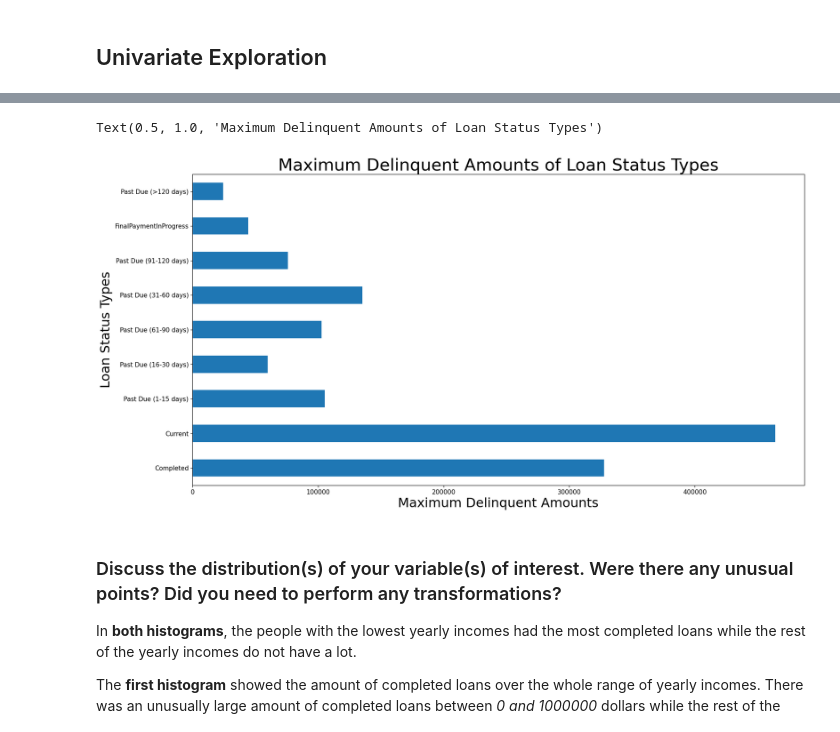
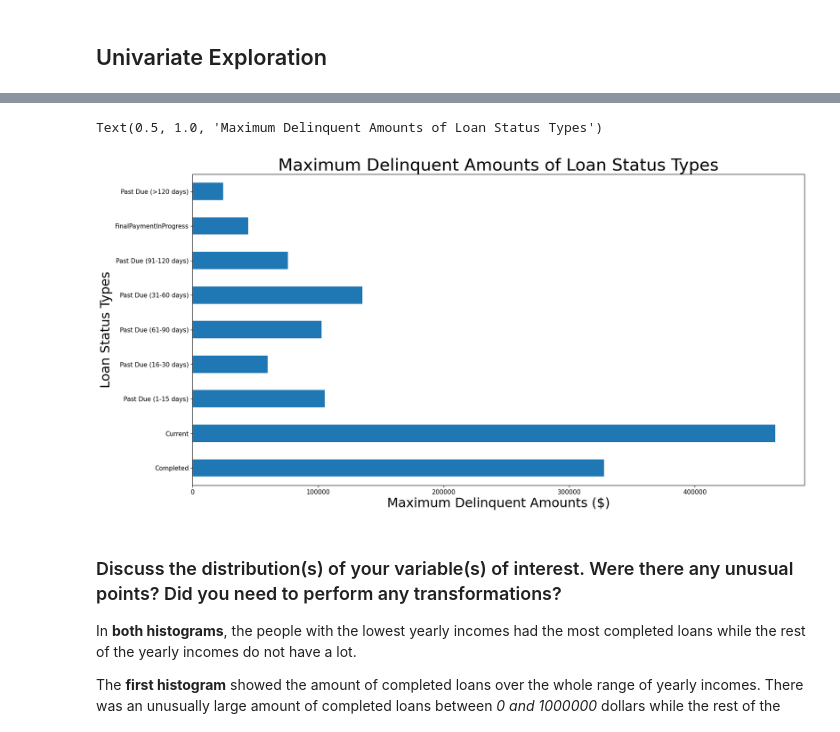
Before and after one commit to jwGitHub9860/Communicate_Data_Findings, a Jupyter notebook: Part_I_exploration_template.ipynb, the cells around one changed output, grey strips where cells are left out. Drawn from its saved outputs; the diff is of its cells as text; code cells hidden in the pictures.

```diff
--- a/Part_I_exploration_template.ipynb
+++ b/Part_I_exploration_template.ipynb
@@ -175,35 +175,35 @@ loan_status_dataframe_names = [df_prosper_complete_loans_data, df_current_loans,
                                df_past_due_more_than_120_days_loans] # MUST BE Put AFTER dataframes for each Loan Status Type are Created Because they need to be Declared FIRST
 
 # creates dataframe with Maximum Delinquent Amounts of each Loan Status Type
 df_loan_status_and_maximum_delinquent_amounts = pd.DataFrame({
                                                               # creates array with ALL UNIQUE values of Loan Status Types
                                                               'Loan Status Types': df_prosper_loan_data["LoanStatus"].unique(), # holds ALL UNIQUE values of Loan Status
 
                                                               # holds initial values for Maximum Delinquent Amounts of each Loan Status Type
                                                               'Maximum Delinquent Amounts': [0, 0, 0, 0, 0, 0, 0, 0, 0]})
 
 # inputs Maximum Delinquent Amounts of Loan Status into dataframe for Bar Chart
 for index, row in df_loan_status_and_maximum_delinquent_amounts.iterrows(): # iterates through Maximum Delinquent Amounts
     # accesses dataframe name from Series of dataframes for each Loan Status Type
     loan_status_type_dataframe = loan_status_dataframe_names[index]
 
     # finds & inputs Maximum Delinquent Amount of each Loan Status into dataframe for Bar Chart
     df_loan_status_and_maximum_delinquent_amounts.loc[index, 'Maximum Delinquent Amounts'] = loan_status_type_dataframe["AmountDelinquent"].max() # dataframe with Completed Loans was ALREADY CREATED in first code cell of "Univariate Exploration" section
 
 # creates & displays Bar Chart
 df_loan_status_and_maximum_delinquent_amounts.plot.barh(x='Loan Status Types', y='Maximum Delinquent Amounts', figsize=(19.5,10), legend=False, rot=0, fontsize=11) # Bar Chart is Horizontal, so ALL Labels can be read ("legend=False" REMOVES legend in bar chart)
 
 # adds x-axis label to Bar Chart
-plt.xlabel('Maximum Delinquent Amounts', fontsize=23) # Must Be SEPARATE From AND BELOW Code For Scatterplot to SPECIFY X-LABEL SIZE
+plt.xlabel('Maximum Delinquent Amounts ($)', fontsize=23) # Must Be SEPARATE From AND BELOW Code For Scatterplot to SPECIFY X-LABEL SIZE
 
 # adds y-axis label to Bar Chart
 plt.ylabel('Loan Status Types', fontsize=23) # Must Be SEPARATE From AND BELOW Code For Scatterplot to SPECIFY Y-LABEL SIZE
 
 # adds title to Bar Chart
 plt.title('Maximum Delinquent Amounts of Loan Status Types', fontsize=30) # Must Be SEPARATE From AND BELOW Code For Scatterplot to SPECIFY TITLE SIZE
 # %% [output]
 Text(0.5, 1.0, 'Maximum Delinquent Amounts of Loan Status Types')
-[figure, old version]
+[figure, new version]
 # %% [markdown]
 ### Discuss the distribution(s) of your variable(s) of interest. Were there any unusual points? Did you need to perform any transformations?
 
```
Also changed, not shown: parts of 2 cells of this notebook.
